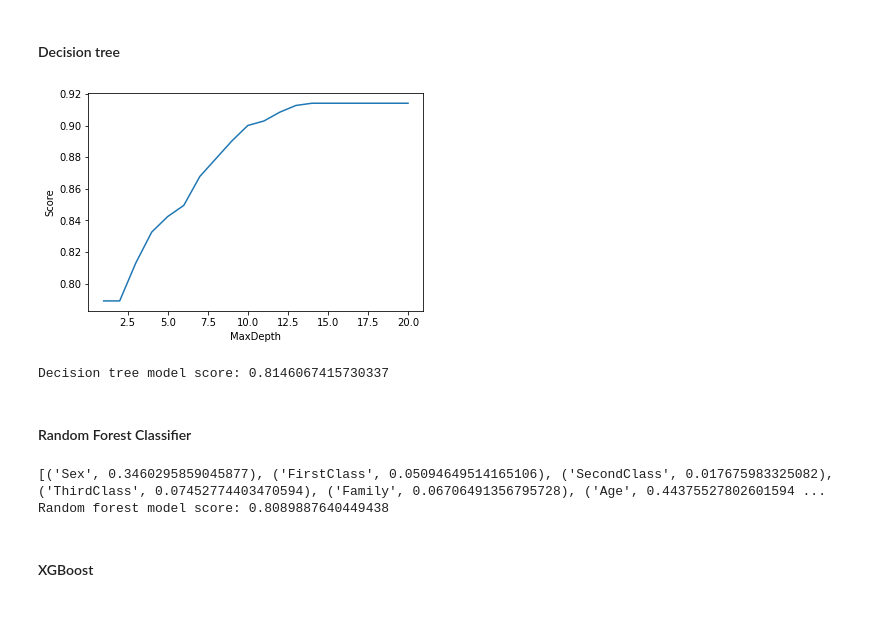
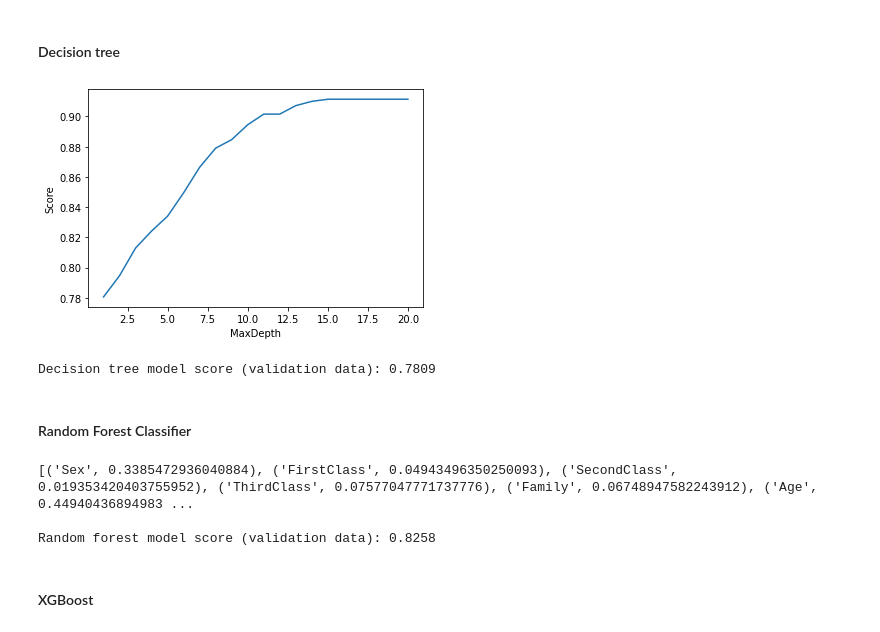
Before and after one commit to zele95/Kaggle_Titanic_ML, a Jupyter notebook: main.ipynb, the cells around one changed output. Drawn from its saved outputs; the diff is of its cells as text; code cells hidden in the pictures.

```diff
--- a/main.ipynb
+++ b/main.ipynb
@@ -267,29 +314,2 @@ Naive Bayes model score: 0.8033707865168539
 # %% [markdown]
 #### SVM
-# %%
-# check for the best parameters
-accuracy = {'gamma':0,'C':0,'value':0}
-i = 5
-for gamma in range(1,i):
-    for C in range(1,i):
-        SVCclassifier = SVC(kernel = 'rbf',gamma = gamma, C = C)
-        SVCclassifier.fit(X_train_std,y_train)
-        score = SVCclassifier.score(X_test_std, y_test)
-        if score > accuracy['value']:
-            accuracy['value'] = score
-            accuracy['gamma'] = gamma
-            accuracy['C'] = C
-
-print(accuracy)
-# see the score
-sc = accuracy['value']
-print(f'SVC model score: {sc}')
-
-# # fit with specific parameters
-# gamma = 1
-# C = 2
-# SVCclassifier = SVC(kernel = 'rbf',gamma = gamma, C = C)
-# SVCclassifier.fit(X_train_std,y_train)
-
-# # see the score
-# print(f'SVC model score: {SVCclassifier.score(X_test_std,y_test)}')
@@ -301,45 +369,51 @@ SVC model score: 0.8146067415730337
 # %%
 # choose the best depth of the tree
 score = []
 maxDepth = 21
 for i in range(1,maxDepth):
 
-  # create and fir decision tree
-  tree = DecisionTreeClassifier(random_state = 1, max_depth = i)
+  # create and fit decision tree
+  DTclf = DecisionTreeClassifier(random_state = 1, max_depth = i)
 
-  tree.fit(X_train,y_train)
-  score.append(tree.score(X_train,y_train))
+  DTclf.fit(X_train,y_train)
+  score.append(DTclf.score(X_train,y_train))
   # print(score)
 
 # plot results
 plt.plot(range(1,maxDepth),score)
 plt.xlabel('MaxDepth')
 plt.ylabel('Score')
 plt.show()
 
 # train again with the best depth
 bestDepth = 14
-tree = DecisionTreeClassifier(max_depth = bestDepth)
-tree.fit(X_train,y_train)
+DTclf = DecisionTreeClassifier(max_depth = bestDepth)
+DTclf.fit(X_train,y_train)
 
 # see the score
-print(f'Decision tree model score: {tree.score(X_test,y_test)}')
+DTclf_score = DTclf.score(X_test,y_test)
+print(f'Decision tree model score (validation data): {DTclf_score:.4f}')
 # %% [output]
-[figure, old version]
+[figure, new version]
-Decision tree model score: 0.8146067415730337
+Decision tree model score (validation data): 0.7809
 # %% [markdown]
 #### Random Forest Classifier
 # %%
 # create and fit random forest
-forest = RandomForestClassifier(random_state = 1,n_estimators = 200)
-forest.fit(X_train,y_train)
+RFclf = RandomForestClassifier(random_state = 1,n_estimators = 200)
+RFclf.fit(X_train,y_train)
 
 # print feature importance and score
-print(list(zip(features.columns,forest.feature_importances_)))
-print(f'Random forest model score: {forest.score(X_test,y_test)}')
+print(list(zip(features.columns,RFclf.feature_importances_)))
+print()
+
+# get the score
+RFclf_score = RFclf.score(X_test,y_test)
+print(f'Random forest model score (validation data): {RFclf_score:.4f}')
 # %% [output]
-[('Sex', 0.3460295859045877), ('FirstClass', 0.05094649514165106), ('SecondClass', 0.017675983325082), ('ThirdClass', 0.07452774403470594), ('Family', 0.06706491356795728), ('Age', 0.44375527802601594 ...
-Random forest model score: 0.8089887640449438
+[('Sex', 0.3385472936040884), ('FirstClass', 0.04943496350250093), ('SecondClass', 0.019353420403755952), ('ThirdClass', 0.07577047771737776), ('Family', 0.06748947582243912), ('Age', 0.44940436894983 ...
+
+Random forest model score (validation data): 0.8258
 # %% [markdown]
 #### XGBoost
 # %% [markdown]
```
Also changed, not shown: parts of 13 cells of this notebook, 1 other file.
